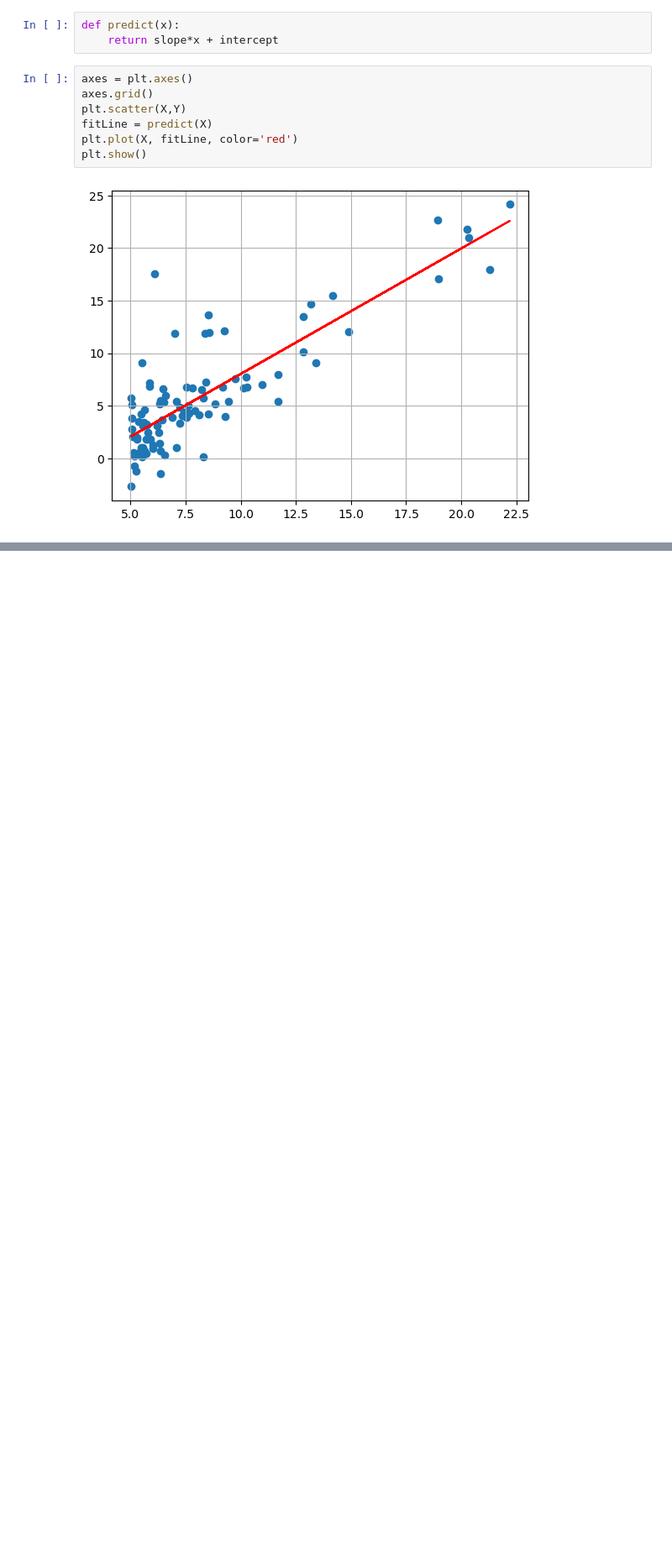
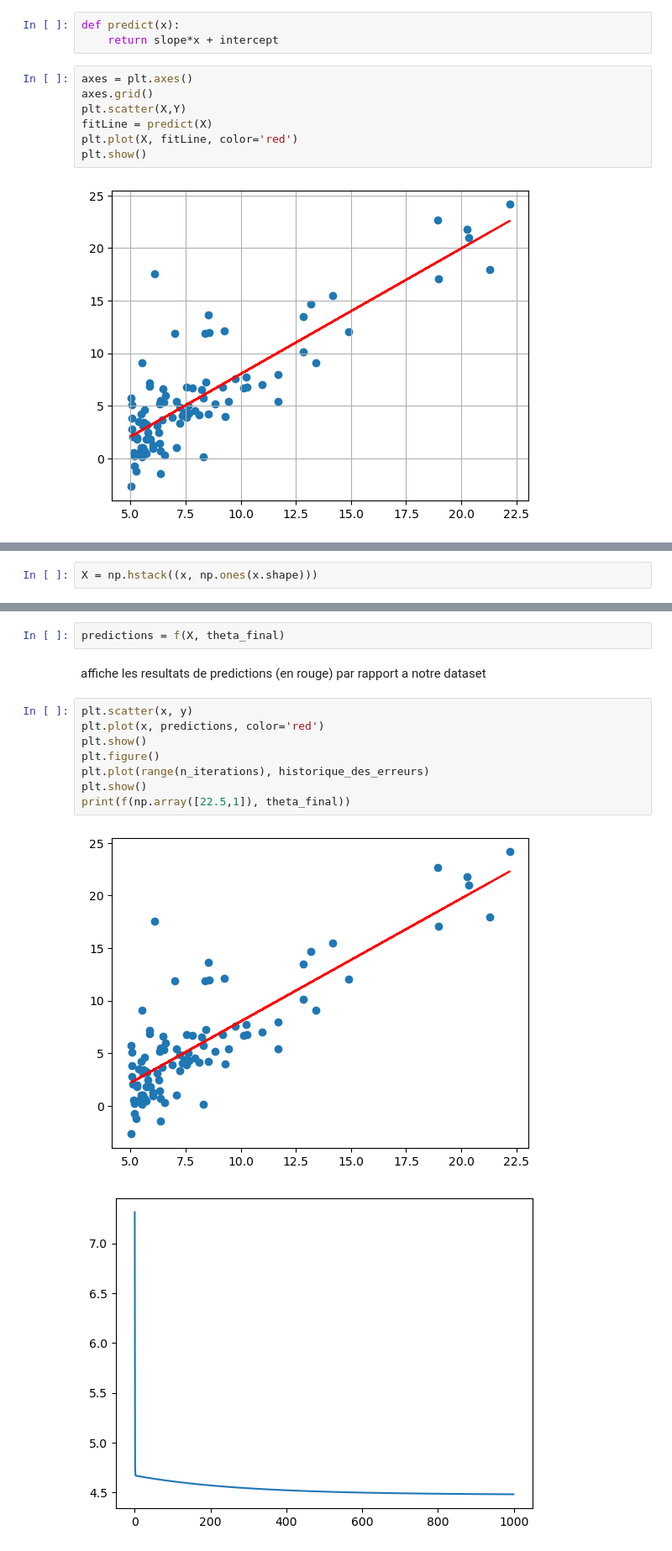
Before and after one commit to mal0101/ML-coursework, a Jupyter notebook: revision/Régression Linéaire/main.ipynb, the cells around one changed output, grey strips where cells are left out. Shown at 84% size. Drawn from its saved outputs; the diff is of its cells as text; blank space fills up the shorter version.

```diff
--- a/revision/Régression Linéaire/main.ipynb
+++ b/revision/Régression Linéaire/main.ipynb
@@ -33,0 +66,2 @@ plt.show()
+# %%
+X = np.hstack((x, np.ones(x.shape)))
@@ -33,0 +86,15 @@ plt.show()
+# %%
+predictions = f(X, theta_final)
+# %% [markdown]
+affiche les resultats de predictions (en rouge) par rapport a notre dataset
+# %%
+plt.scatter(x, y)
+plt.plot(x, predictions, color='red')
+plt.show()
+plt.figure()
+plt.plot(range(n_iterations), historique_des_erreurs)
+plt.show()
+print(f(np.array([22.5,1]), theta_final))
+# %% [output]
+[figure, added]
+[figure, added]
```
Also changed, not shown: parts of 17 cells of this notebook.
